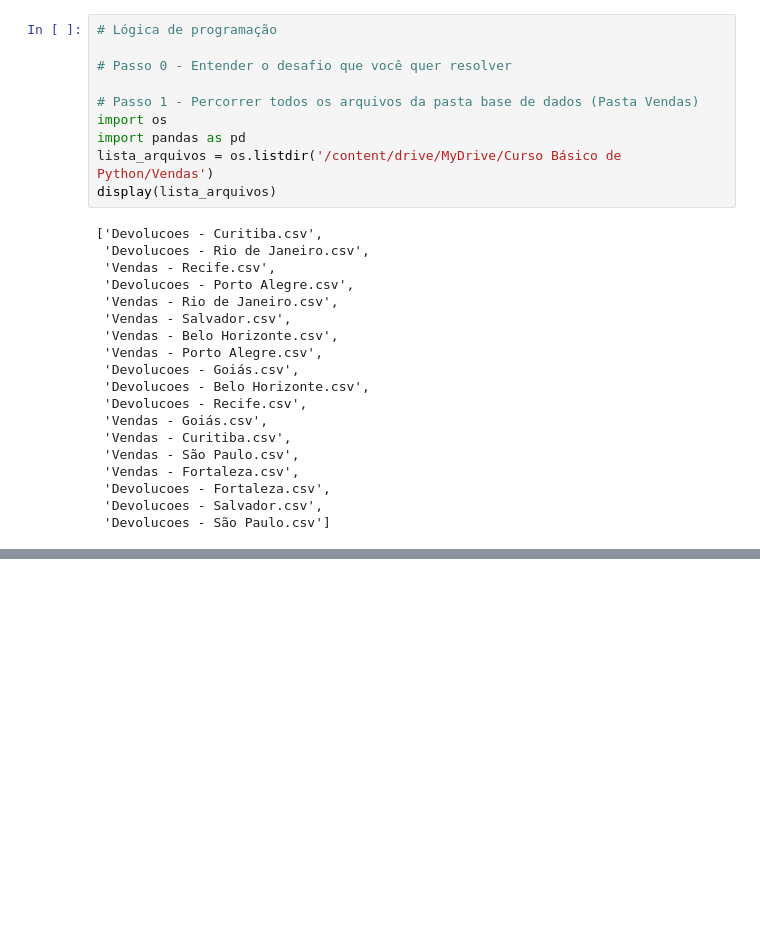
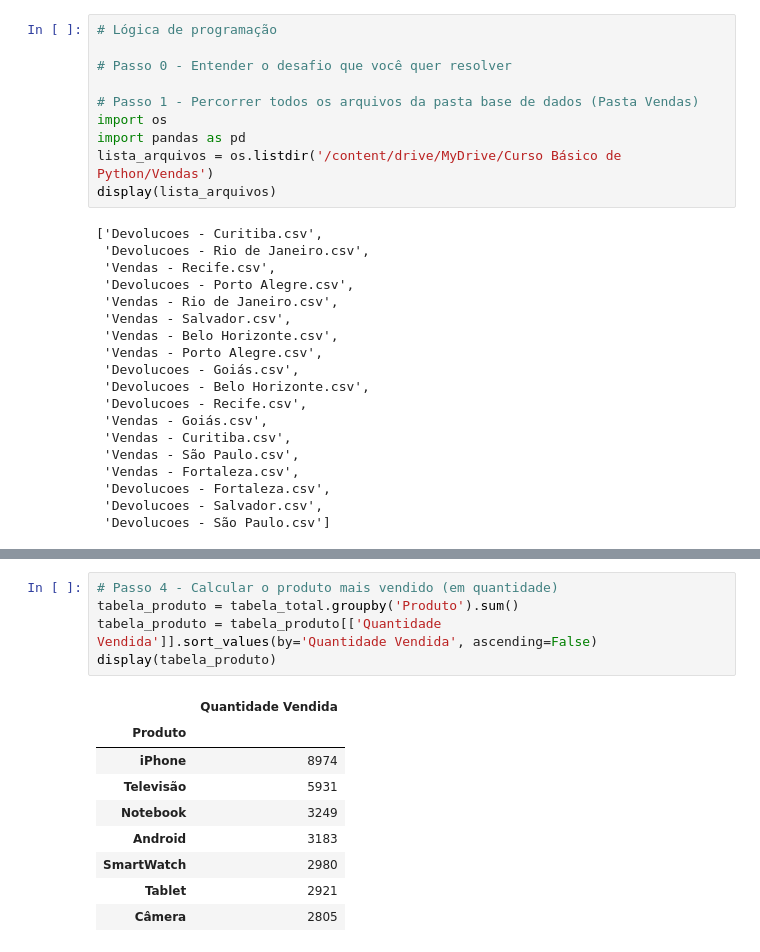
Before and after one commit to DanielAntu/cursobasicopy, a Jupyter notebook: cursopythonh.ipynb, the cells around one changed output, grey strips where cells are left out. Drawn from its saved outputs; the diff is of its cells as text; blank space fills up the shorter version.

```diff
--- a/cursopythonh.ipynb
+++ b/cursopythonh.ipynb
@@ -60,3 +55,18 @@ display(tabela_total)
 | 1445 | 9994 | HL4379 | Televisão | 2 | Caio | Ferreira | 5/18/2018 | Fortaleza | ... |
 | 1446 | 9995 | HL1148 | Câmera | 5 | Kim | Ferreira | 3/6/2018 | Fortaleza | ... |
 9999 rows × 10 columns
+# %%
+# Passo 4 - Calcular o produto mais vendido (em quantidade)
+tabela_produto = tabela_total.groupby('Produto').sum()
+tabela_produto = tabela_produto[['Quantidade Vendida']].sort_values(by='Quantidade Vendida', ascending=False)
+display(tabela_produto)
+# %% [output]
+|  | Quantidade Vendida |
+| Produto |  |
+| iPhone | 8974 |
+| Televisão | 5931 |
+| Notebook | 3249 |
+| Android | 3183 |
+| SmartWatch | 2980 |
+| Tablet | 2921 |
+| Câmera | 2805 |
```
Also changed, not shown: parts of 4 cells of this notebook.
